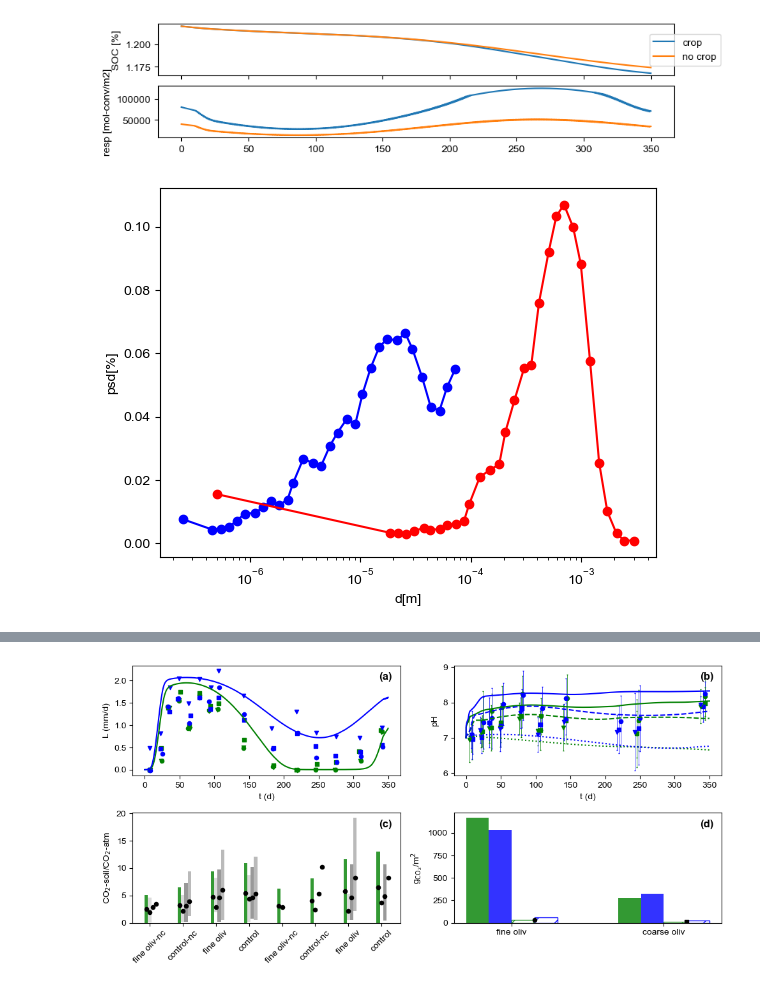
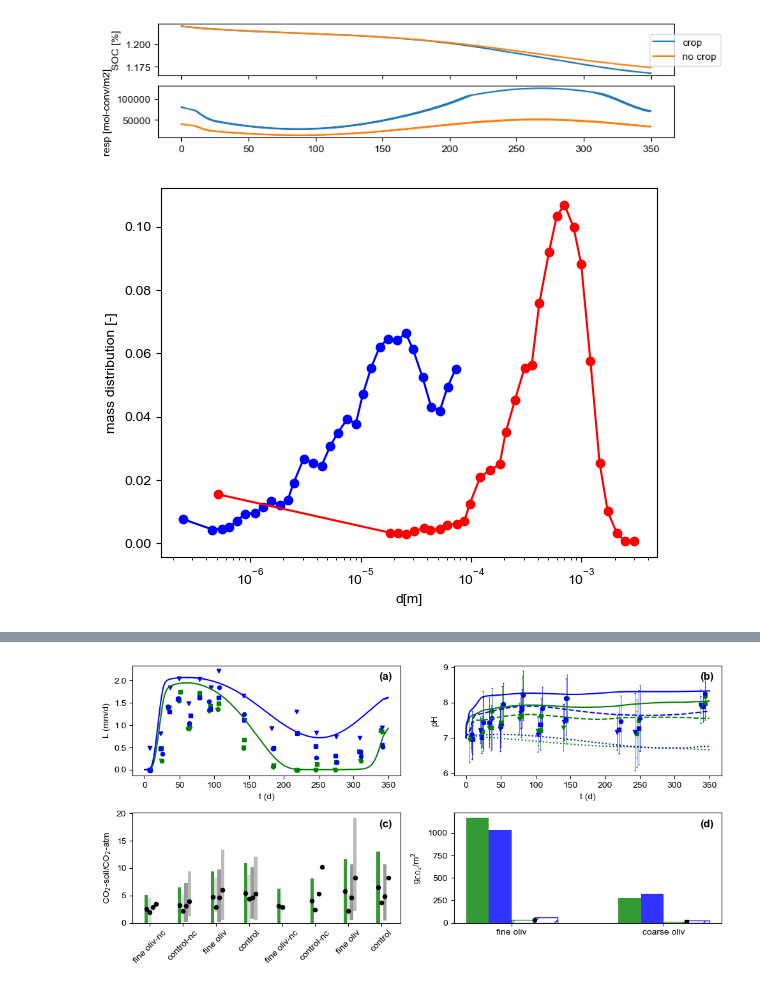
Before and after one commit to MatteoBertagni/SMEW, a Jupyter notebook: Mesocosm_Amann.ipynb, the cells around one changed output, grey strips where cells are left out. Saved outputs shown, nothing was run; the diff lists cells and outputs as text; code cells hidden in the pictures.

```diff
--- a/Mesocosm_Amann.ipynb
+++ b/Mesocosm_Amann.ipynb
@@ -1,6 +1,6 @@
 # %%
 #set the base path of the EW_Model folder
-base_path = r'C:\Users\Utente\OneDrive - Princeton University\codes'
+base_path = r'C:\Users\Matteo\OneDrive - Politecnico di Torino\Codes\Github\SMEW'
 # %%
 import os
 import time; start_time = time.time()
@@ -19,31 +19,31 @@ rc('font', **{'family': 'sans-serif', 'sans-serif': ['Arial']})
 ![Amann_mesocosm.png](attachment:Amann_mesocosm.png)
 # %%
 #experimental data
-file_path = os.path.join(base_path, 'SMEW', 'Exp_Data', 'Amann_Biogeosci_2020', 'L_vs_t.json')
+file_path = os.path.join(base_path, 'Exp_Data', 'Amann_Biogeosci_2020', 'L_vs_t.json')
 with open(file_path, 'r') as json_file:
     data_exp_L = json.load(json_file)
 
-file_path = os.path.join(base_path, 'SMEW', 'Exp_Data', 'Amann_Biogeosci_2020', 'psd.json')
+file_path = os.path.join(base_path, 'Exp_Data', 'Amann_Biogeosci_2020', 'psd.json')
 with open(file_path, 'r') as json_file:
     data_exp_psd = json.load(json_file)
 
-file_path = os.path.join(base_path, 'SMEW', 'Exp_Data', 'Amann_Biogeosci_2020', 'Mg_flux_vs_t.json')
+file_path = os.path.join(base_path, 'Exp_Data', 'Amann_Biogeosci_2020', 'Mg_flux_vs_t.json')
 with open(file_path, 'r') as json_file:
     data_exp_Mg_flux = json.load(json_file)
 
-file_path = os.path.join(base_path, 'SMEW', 'Exp_Data', 'Amann_Biogeosci_2020', 'pH_vs_t.json')
+file_path = os.path.join(base_path, 'Exp_Data', 'Amann_Biogeosci_2020', 'pH_vs_t.json')
 with open(file_path, 'r') as json_file:
     data_exp_pH = json.load(json_file)
 
-file_path = os.path.join(base_path, 'SMEW', 'Exp_Data', 'Amann_Biogeosci_2020', 'pH_surf_vs_t.json')
+file_path = os.path.join(base_path, 'Exp_Data', 'Amann_Biogeosci_2020', 'pH_surf_vs_t.json')
 with open(file_path, 'r') as json_file:
     data_exp_pH_surf = json.load(json_file)
 
-file_path = os.path.join(base_path, 'SMEW', 'Exp_Data', 'Amann_Biogeosci_2020', 'pH_deep_vs_t.json')
+file_path = os.path.join(base_path, 'Exp_Data', 'Amann_Biogeosci_2020', 'pH_deep_vs_t.json')
 with open(file_path, 'r') as json_file:
     data_exp_pH_deep = json.load(json_file)
 
-file_path = os.path.join(base_path, 'SMEW', 'Exp_Data', 'Amann_Biogeosci_2020', 'Si_vs_t.json')
+file_path = os.path.join(base_path, 'Exp_Data', 'Amann_Biogeosci_2020', 'Si_vs_t.json')
 with open(file_path, 'r') as json_file:
     data_exp_Si = json.load(json_file)
 
@@ -231,27 +231,27 @@ plt.show()
 # %%
 #fine
 fine_dataset = next(dataset for dataset in data_exp_psd["datasetColl"] if dataset["name"] == "fine")
 d_in_fine = [point['value'][0] for point in fine_dataset['data']]
-psd_in_fine = [point['value'][1] for point in fine_dataset['data']]
+psd_in_fine = [point['value'][1] for point in fine_dataset['data']] # mass distribution [-]
 
 #coar
 coar_dataset = next(dataset for dataset in data_exp_psd["datasetColl"] if dataset["name"] == "coar")
 d_in_coar = [point['value'][0] for point in coar_dataset['data']]
-psd_in_coar = [point['value'][1] for point in coar_dataset['data']]
+psd_in_coar = [point['value'][1] for point in coar_dataset['data']] # mass distribution [-]
 
 d_in_fine = np.array(d_in_fine)*1e-6 #[m]
 d_in_coar = np.array(d_in_coar)*1e-6 #[m]
 psd_in_fine = np.array(psd_in_fine/np.sum(psd_in_fine)) #[-]
 psd_in_coar = np.array(psd_in_coar/np.sum(psd_in_coar)) #[-]
 
 plt.plot(d_in_fine, psd_in_fine, marker='o', color='blue', label = 'fine')
 plt.plot(d_in_coar, psd_in_coar, marker='o', color='red', label = 'coar')
 plt.xscale('log')
 plt.xlabel('d[m]')
-plt.ylabel('psd[%]')
+plt.ylabel('mass distribution [-]')
 plt.show()
 # %% [output]
-[figure, old version]
+[figure, new version]
 # %%
 # SOIL BIOGEOCHEMISTRY
 
```
Also changed, not shown: parts of 1 cell of this notebook, 3 other files.
